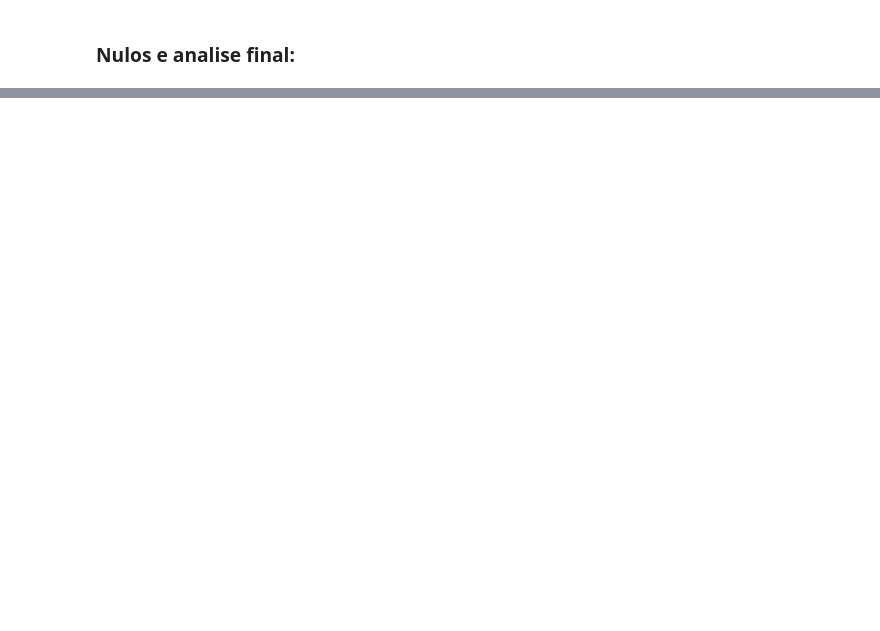
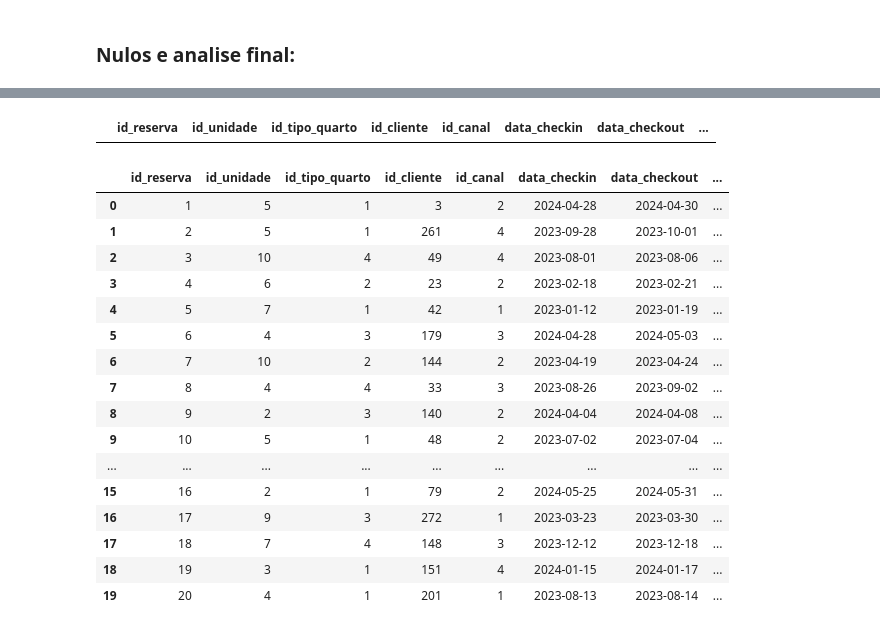
Before and after one commit to IanSeedd/Narahoteis, a Jupyter notebook: tratamento_reservas.ipynb, the cells around one changed output, grey strips where cells are left out. Drawn from its saved outputs; the diff is of its cells as text; code cells hidden in the pictures; blank space fills up the shorter version.

Commit message:
Falta padronizar estado origem e documentar tudo, além disso existem opções a se considerar como o 0 em avaliação já que afetaria calculos quantitativos

```diff
--- a/tratamento_reservas.ipynb
+++ b/tratamento_reservas.ipynb
@@ -216,0 +240,18 @@ memory usage: 475.1 KB
+# %%
+correcoes_avaliac = {
+    37: 1,
+    902: 1,
+    2073: 1,
+    933: 3,
+    1718: 3,
+    2167: 3,
+    3541: 1,
+    2874: 1,
+    4127: 1,
+    4088: 3,
+}
+
+corrigir_valores(correcoes_avaliac, 'avaliacao_hospede')
+# Tratamento para nulos:
+# Nulos são tratados como 0, já que são considerados 'não avaliados'
+df['avaliacao_hospede'] = df['avaliacao_hospede'].fillna(0)
@@ -216,0 +281,3 @@ memory usage: 475.1 KB
+# %%
+# Talvez tirar depois porque não faz muito sentido
+df['id_canal'] = df['id_canal'].fillna(0)
@@ -216,0 +306,27 @@ memory usage: 475.1 KB
+# %%
+df = df.drop_duplicates(subset=['id_reserva', 'id_unidade','id_tipo_quarto', 'id_cliente', 'id_canal', 'data_checkin', 'data_checkout', 'qtd_diarias', 'num_hospedes', 'avaliacao_hospede', 'status_reserva', 'forma_pagamento'], keep='first')
+# %%
+df[df.isnull()
+.any(axis=1)]
+# %% [output]
+|  | id_reserva | id_unidade | id_tipo_quarto | id_cliente | id_canal | data_checkin | data_checkout | ... |
+# %%
+df.head(20)
+# %% [output]
+|  | id_reserva | id_unidade | id_tipo_quarto | id_cliente | id_canal | data_checkin | data_checkout | ... |
+| 0 | 1 | 5 | 1 | 3 | 2 | 2024-04-28 | 2024-04-30 | ... |
+| 1 | 2 | 5 | 1 | 261 | 4 | 2023-09-28 | 2023-10-01 | ... |
+| 2 | 3 | 10 | 4 | 49 | 4 | 2023-08-01 | 2023-08-06 | ... |
+| 3 | 4 | 6 | 2 | 23 | 2 | 2023-02-18 | 2023-02-21 | ... |
+| 4 | 5 | 7 | 1 | 42 | 1 | 2023-01-12 | 2023-01-19 | ... |
+| 5 | 6 | 4 | 3 | 179 | 3 | 2024-04-28 | 2024-05-03 | ... |
+| 6 | 7 | 10 | 2 | 144 | 2 | 2023-04-19 | 2023-04-24 | ... |
+| 7 | 8 | 4 | 4 | 33 | 3 | 2023-08-26 | 2023-09-02 | ... |
+| 8 | 9 | 2 | 3 | 140 | 2 | 2024-04-04 | 2024-04-08 | ... |
+| 9 | 10 | 5 | 1 | 48 | 2 | 2023-07-02 | 2023-07-04 | ... |
+| ... | ... | ... | ... | ... | ... | ... | ... | ... |
+| 15 | 16 | 2 | 1 | 79 | 2 | 2024-05-25 | 2024-05-31 | ... |
+| 16 | 17 | 9 | 3 | 272 | 1 | 2023-03-23 | 2023-03-30 | ... |
+| 17 | 18 | 7 | 4 | 148 | 3 | 2023-12-12 | 2023-12-18 | ... |
+| 18 | 19 | 3 | 1 | 151 | 4 | 2024-01-15 | 2024-01-17 | ... |
+| 19 | 20 | 4 | 1 | 201 | 1 | 2023-08-13 | 2023-08-14 | ... |
```
Also changed, not shown: parts of 15 cells of this notebook, 5 other files.
